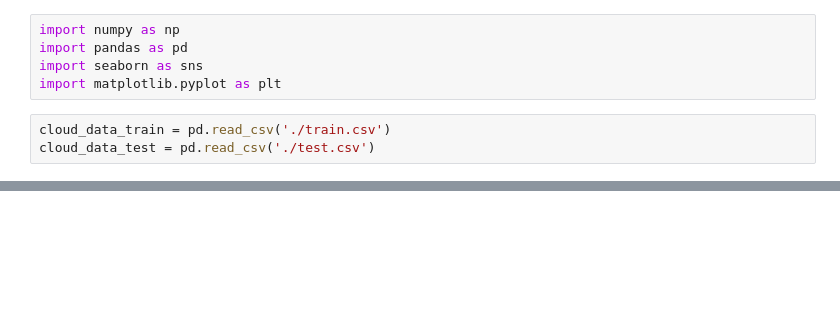
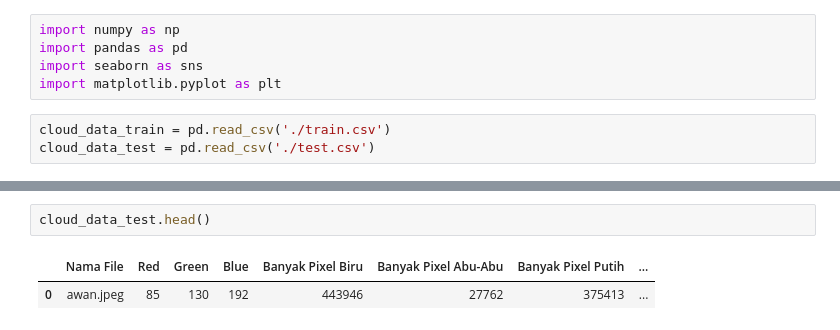
Before and after one commit to Yogatiara/Machine-Learning-Weather-Detection, a Jupyter notebook: Prepared.ipynb, the cells around one changed output, grey strips where cells are left out. Saved outputs shown, nothing was run; the diff lists cells and outputs as text; blank space fills up the shorter version.

```diff
--- a/Prepared.ipynb
+++ b/Prepared.ipynb
@@ -18,3 +18,8 @@ cloud_data_train.head()
+# %%
+cloud_data_test.head()
+# %% [output]
+|  | Nama File | Red | Green | Blue | Banyak Pixel Biru | Banyak Pixel Abu-Abu | Banyak Pixel Putih | ... |
+| 0 | awan.jpeg | 85 | 130 | 192 | 443946 | 27762 | 375413 | ... |
 # %%
 cloud_data_train.info()
 # %% [output]
```
Also changed, not shown: parts of 15 cells of this notebook, 4 other files.
